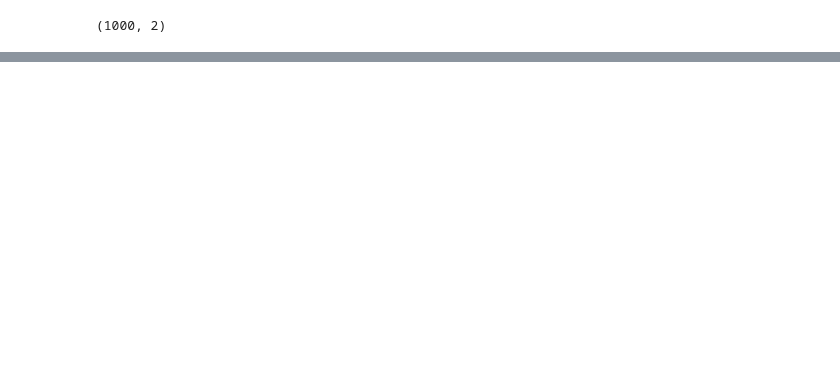
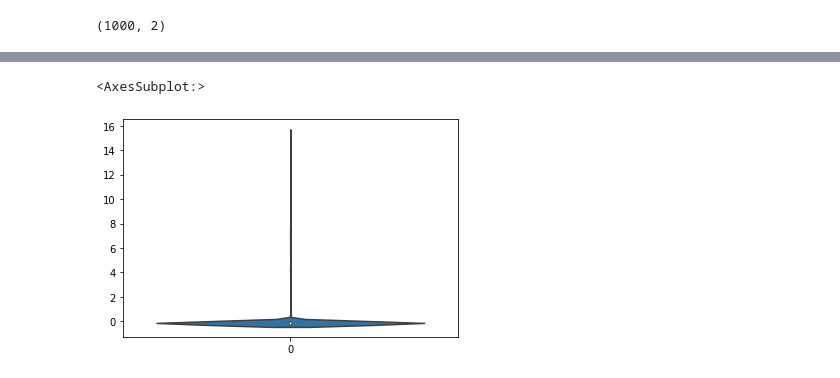
Before and after one commit to the-rich-piana/BioInfo-Notes, a Jupyter notebook: predict_cell_type.ipynb, the cells around one changed output, grey strips where cells are left out. Drawn from its saved outputs; the diff is of its cells as text; code cells hidden in the pictures; blank space fills up the shorter version.

```diff
--- a/predict_cell_type.ipynb
+++ b/predict_cell_type.ipynb
@@ -72,3 +69,9 @@ Text(0.5, 1.0, 'UMAP projection of ATAC data')
+# %%
+df.loc[56]
+sns.violinplot(data=df.loc[56], jitter=0.4)
+# %% [output]
+<AxesSubplot:>
+[figure, added]
 # %%
 df.head(100)
 #mapper = umap.UMAP().fit(df.values)
```
Also changed, not shown: parts of 3 cells of this notebook.
